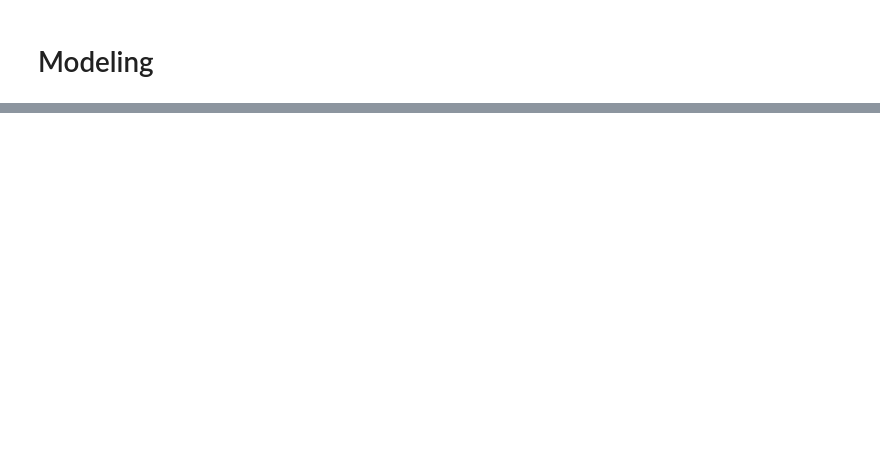
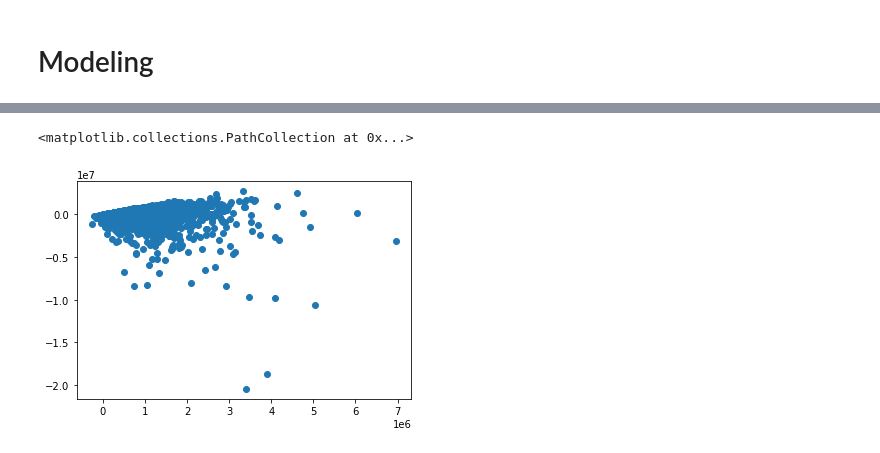
Before and after one commit to RaulCPena/zillow-estimate-home-value, a Jupyter notebook: initial_zillow_project_data.ipynb, the cells around one changed output, grey strips where cells are left out. Drawn from its saved outputs; the diff is of its cells as text; code cells hidden in the pictures; blank space fills up the shorter version.

```diff
--- a/initial_zillow_project_data.ipynb
+++ b/initial_zillow_project_data.ipynb
@@ -219,0 +286,6 @@ print(train.head(1), test.shape)
+# %%
+# look at predictions vs residuals
+plt.scatter(ols_eval.ols_yhat, ols_eval.residuals)
+# %% [output]
+<matplotlib.collections.PathCollection at 0x...>
+[figure, added]
```
Also changed, not shown: parts of 20 cells of this notebook.
